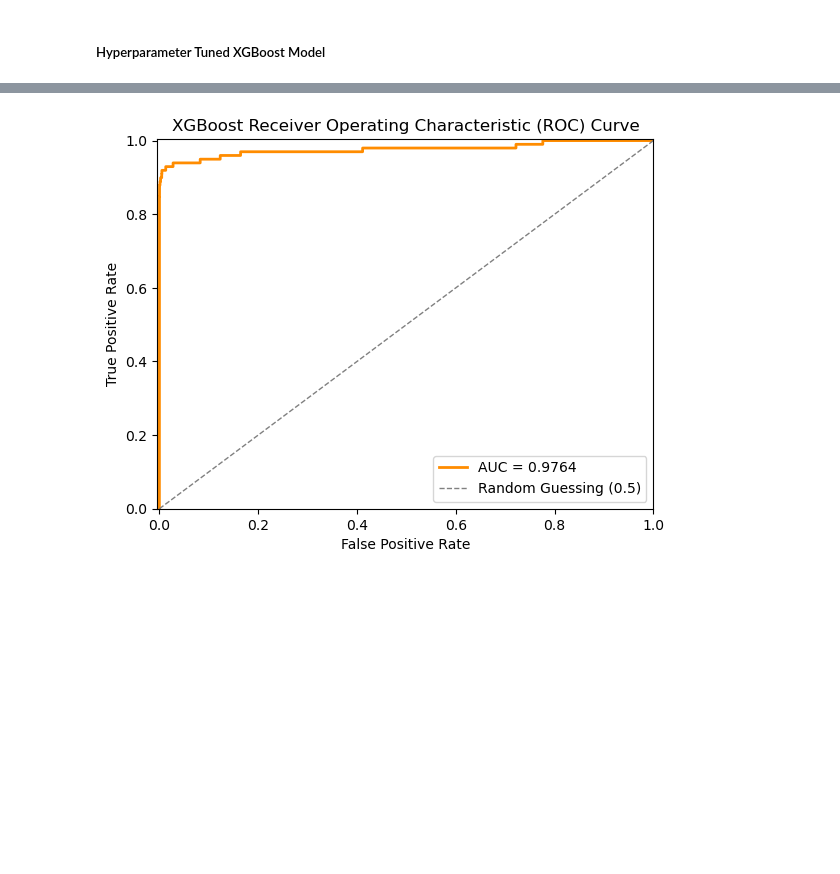
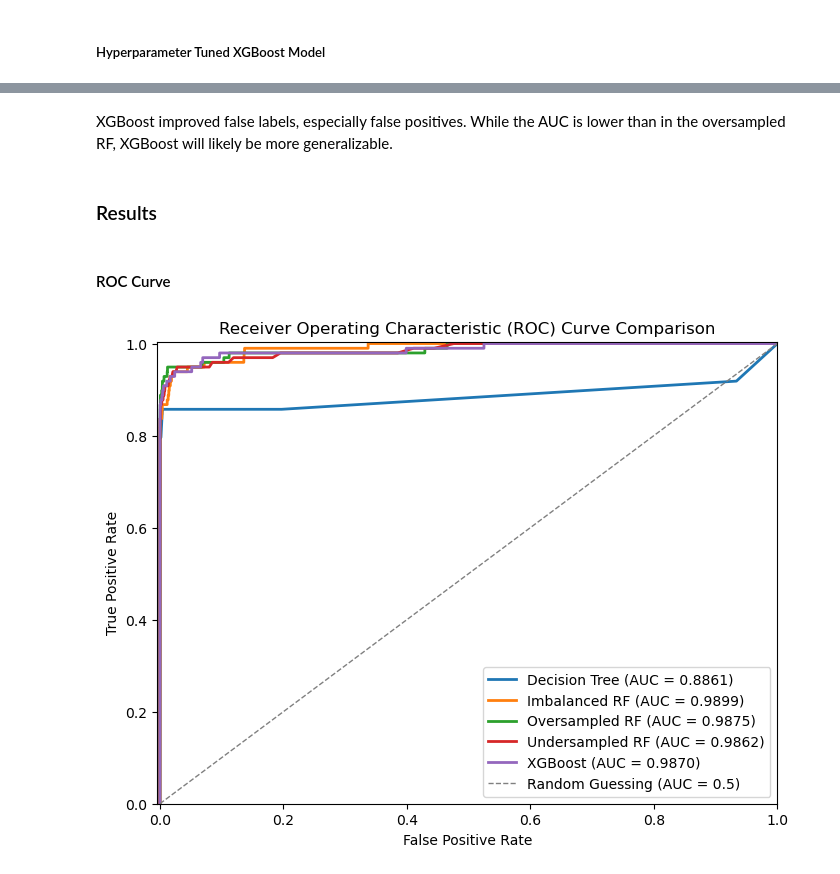
Before and after one commit to cedrickeller-cmd/financial-transactions-fraud-detection, a Jupyter notebook: random_forest.ipynb, the cells around one changed output, grey strips where cells are left out. Cells and saved outputs as stored; diff of their text form; code cells hidden in the pictures; blank space fills up the shorter version.

```diff
--- a/random_forest.ipynb
+++ b/random_forest.ipynb
@@ -137,7 +152,7 @@ rfc_search = GridSearchCV(
     rfc,
     param_search,
     cv=skf,
-    scoring='f1',
+    scoring='roc_auc', # use 'roc_auc' or 'average_precision' for imbalanced datasets
     n_jobs=-2 # n_iter=10 is default
 )
 
@@ -200,7 +212,7 @@ rfc_search_under = GridSearchCV(
     rfc,
     param_grid,
     cv=skf,
-    scoring='f1',
+    scoring='roc_auc', # use 'roc_auc' or 'average_precision'
     n_jobs=-2 # n_iter=10 is default
 )
 
@@ -268,7 +277,7 @@ rfc_search_over = GridSearchCV(
     rfc,
     param_grid,
     cv=skf,
-    scoring='f1',
+    scoring='roc_auc', # use 'roc_auc' or 'prediction_accuracy'
     n_jobs=-2 # n_iter=10 is default
 )
 
@@ -462,0 +452,4 @@ XGBoost improved false labels, especially false positives. Increasing the k-fold
+# %% [markdown]
+XGBoost improved false labels, especially false positives. While the AUC is lower than in the oversampled RF, XGBoost will likely be more generalizable.
+# %% [markdown]
+### Results
@@ -463,18 +491,47 @@ XGBoost improved false labels, especially false positives. Increasing the k-fold
+# %%
+# all models
+models = {
+    'Decision Tree': dtc,
+    'Imbalanced RF': rfc_search,
+    'Undersampled RF': rfc_search_under,
+    'Oversampled RF': rfc_search_over,
+    'XGBoost': grid_search_xgb
+}
+
+# model performance df
+model_performance_df = get_model_performance_df(models)
+#model_performance_df.iloc[0:1,:]
+# %% [markdown]
+#### ROC Curve
 # %%
-# ROC curve
-fpr, tpr, threshold = roc_curve(y_val, y_val_proba)
-roc_auc = roc_auc_score(y_val, y_val_proba)
+# df test set filter
+test_df = model_performance_df[model_performance_df['Split Set'] == 'Test']
 
-plt.plot(fpr, tpr, label=f"AUC = {roc_auc:.4f}", color='darkorange', lw=2)
+# ROC curve plotting (test set)
+plt.figure(figsize=(8, 6))
 
-plt.plot([0, 1], [0, 1],'--', color='gray', lw=1, label='Random Guessing (0.5)')
+for model_name, model_data in test_df.groupby('Model'):
+    y_true = model_data['y_true'].iloc[0]
+    y_proba = model_data['y_proba'].iloc[0]
 
-plt.title('XGBoost Receiver Operating Characteristic (ROC) Curve')
+    # Compute ROC curve and AUC
+    fpr, tpr, _ = roc_curve(y_true, y_proba)
+    auc_score = roc_auc_score(y_true, y_proba)
+
+    # plot curve
+    plt.plot(fpr, tpr, lw=2, label=f"{model_name} (AUC = {auc_score:.4f})")
+
+# Plot the Random Guessing (0.5) line
+plt.plot([0, 1], [0, 1], '--', color='gray', lw=1, label='Random Guessing (AUC = 0.5)')
+
+# Customize the plot
+plt.title('Receiver Operating Characteristic (ROC) Curve Comparison')
 plt.ylabel('True Positive Rate')
 plt.xlabel('False Positive Rate')
 plt.legend(loc=4)
 
 plt.xlim([-0.004, 1])
-plt.ylim([0, 1.004]);
+plt.ylim([0, 1.004])
+plt.show()
 # %% [output]
-[figure, old version]
+[figure, new version]
```
Also changed, not shown: parts of 35 cells of this notebook.
